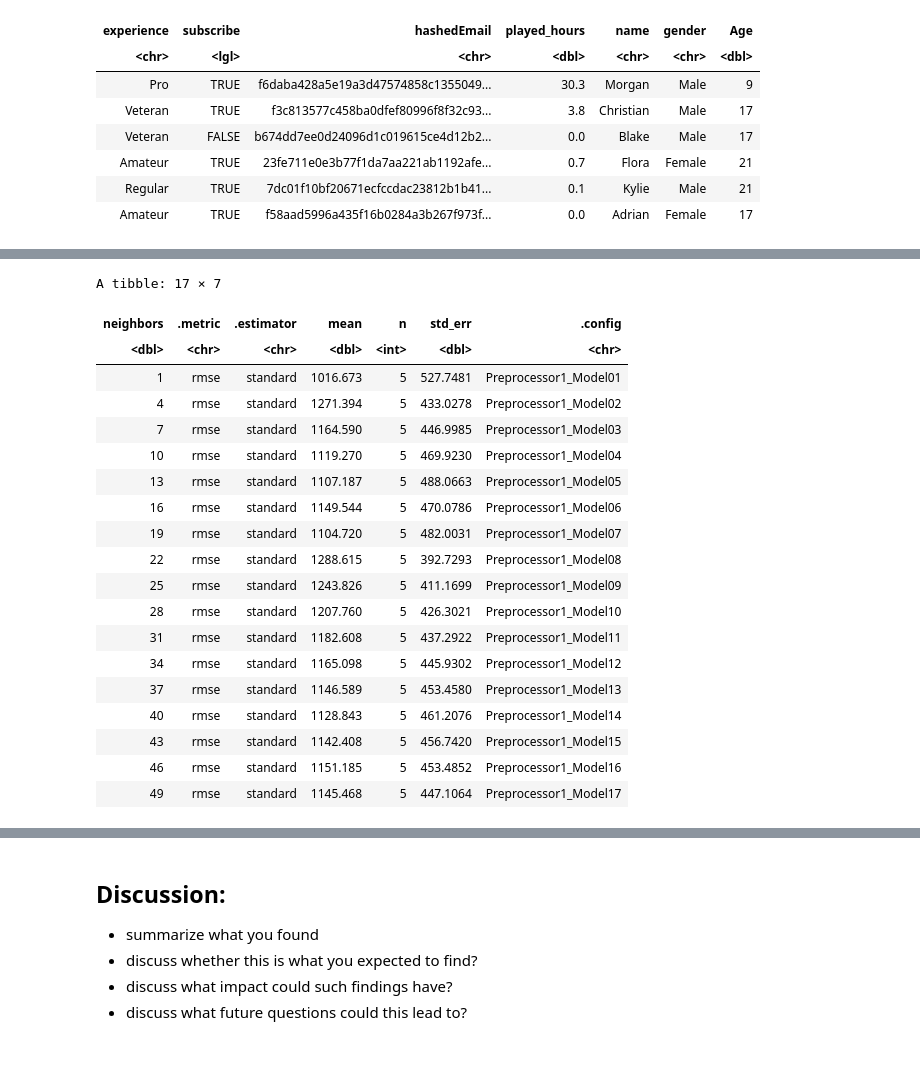
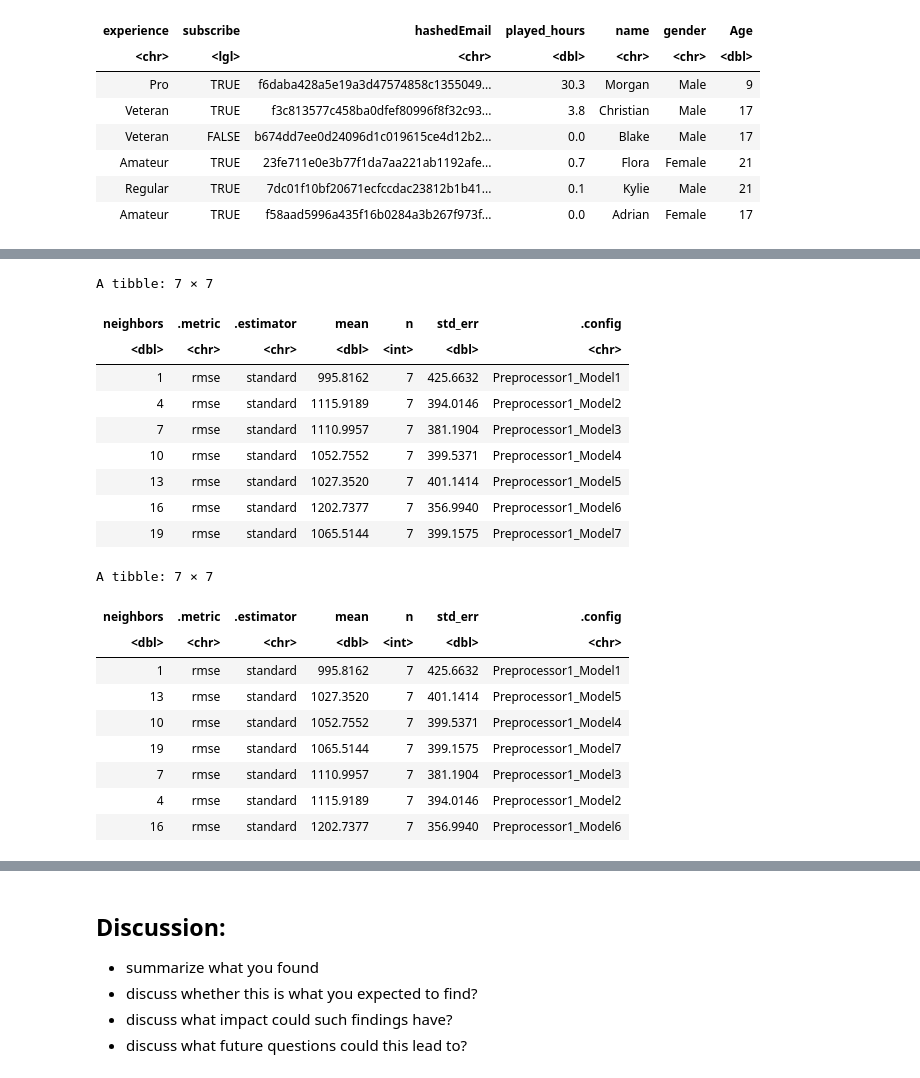
Before and after one commit to vghappy/minecraft_gameplay, a Jupyter notebook: Group Project.ipynb, the cells around one changed output, grey strips where cells are left out. Saved outputs shown, nothing was run; the diff lists cells and outputs as text; code cells hidden in the pictures.

```diff
--- a/Group Project.ipynb
+++ b/Group Project.ipynb
@@ -107,19 +123,9 @@ A tibble: 6 × 7
+# %%
+players<- players|>
+mutate(played_minutes= (played_hours*60))
 # %%
-mean_values<- players_train|>
-summarise(
-    mean_played_hours= mean(played_hours, na.rm=TRUE),
-    mean_age= mean(Age, na.rm=TRUE))
-mean_values
 
-players_train <- players_train|>
-mutate(played_minutes= (played_hours*60))
-
-Summary_statistics_players <- players_train|>
-summarise(
-    min_played_hours= min(played_hours, na.rm=TRUE),
-    min_played_minutes= min(played_minutes, na.rm=TRUE),
-    min_age= min(Age, na.rm=TRUE),
-    max_played_hours= max(played_hours, na.rm=TRUE),
-    max_played_minutes=max(played_minutes, na.rm=TRUE),
-   max_age= max(Age, na.rm=TRUE))
-Summary_statistics_players
+set.seed(123)
+players_split<- initial_split(players, prop=0.70, strata= played_minutes)
+players_train<- training(players_split)
+players_test<- testing(players_split)
@@ -210,0 +218,3 @@ Computational engine: kknn
+# %%
+set.seed(123)
+players_vfold<- vfold_cv(players_train, v=7, strata= Age)
@@ -211,29 +245,34 @@ Computational engine: kknn
+# %%
+gridvals<- tibble(neighbors=seq(from=1, to=20, by=3))
 # %%
-gridvals<- tibble(neighbors=seq(from=1, to=50, by=3))
-
 players_results<- players_wkflw|>
 tune_grid(resamples= players_vfold, grid=gridvals)|>
 collect_metrics()|>
 filter(.metric== "rmse")
 players_results
+
+
+players_min <- players_results|> arrange(mean)
+players_min
+#smallest RMSPE occurs when K=1
 # %% [output]
-A tibble: 17 × 7
+A tibble: 7 × 7
 | neighbors | .metric | .estimator | mean | n | std_err | .config |
 | <dbl> | <chr> | <chr> | <dbl> | <int> | <dbl> | <chr> |
-| 1 | rmse | standard | 1016.673 | 5 | 527.7481 | Preprocessor1_Model01 |
-| 4 | rmse | standard | 1271.394 | 5 | 433.0278 | Preprocessor1_Model02 |
-| 7 | rmse | standard | 1164.590 | 5 | 446.9985 | Preprocessor1_Model03 |
-| 10 | rmse | standard | 1119.270 | 5 | 469.9230 | Preprocessor1_Model04 |
-| 13 | rmse | standard | 1107.187 | 5 | 488.0663 | Preprocessor1_Model05 |
-| 16 | rmse | standard | 1149.544 | 5 | 470.0786 | Preprocessor1_Model06 |
-| 19 | rmse | standard | 1104.720 | 5 | 482.0031 | Preprocessor1_Model07 |
-| 22 | rmse | standard | 1288.615 | 5 | 392.7293 | Preprocessor1_Model08 |
-| 25 | rmse | standard | 1243.826 | 5 | 411.1699 | Preprocessor1_Model09 |
-| 28 | rmse | standard | 1207.760 | 5 | 426.3021 | Preprocessor1_Model10 |
-| 31 | rmse | standard | 1182.608 | 5 | 437.2922 | Preprocessor1_Model11 |
-| 34 | rmse | standard | 1165.098 | 5 | 445.9302 | Preprocessor1_Model12 |
-| 37 | rmse | standard | 1146.589 | 5 | 453.4580 | Preprocessor1_Model13 |
-| 40 | rmse | standard | 1128.843 | 5 | 461.2076 | Preprocessor1_Model14 |
-| 43 | rmse | standard | 1142.408 | 5 | 456.7420 | Preprocessor1_Model15 |
-| 46 | rmse | standard | 1151.185 | 5 | 453.4852 | Preprocessor1_Model16 |
-| 49 | rmse | standard | 1145.468 | 5 | 447.1064 | Preprocessor1_Model17 |
+| 1 | rmse | standard | 995.8162 | 7 | 425.6632 | Preprocessor1_Model1 |
+| 4 | rmse | standard | 1115.9189 | 7 | 394.0146 | Preprocessor1_Model2 |
+| 7 | rmse | standard | 1110.9957 | 7 | 381.1904 | Preprocessor1_Model3 |
+| 10 | rmse | standard | 1052.7552 | 7 | 399.5371 | Preprocessor1_Model4 |
+| 13 | rmse | standard | 1027.3520 | 7 | 401.1414 | Preprocessor1_Model5 |
+| 16 | rmse | standard | 1202.7377 | 7 | 356.9940 | Preprocessor1_Model6 |
+| 19 | rmse | standard | 1065.5144 | 7 | 399.1575 | Preprocessor1_Model7 |
+A tibble: 7 × 7
+| neighbors | .metric | .estimator | mean | n | std_err | .config |
+| <dbl> | <chr> | <chr> | <dbl> | <int> | <dbl> | <chr> |
+| 1 | rmse | standard | 995.8162 | 7 | 425.6632 | Preprocessor1_Model1 |
+| 13 | rmse | standard | 1027.3520 | 7 | 401.1414 | Preprocessor1_Model5 |
+| 10 | rmse | standard | 1052.7552 | 7 | 399.5371 | Preprocessor1_Model4 |
+| 19 | rmse | standard | 1065.5144 | 7 | 399.1575 | Preprocessor1_Model7 |
+| 7 | rmse | standard | 1110.9957 | 7 | 381.1904 | Preprocessor1_Model3 |
+| 4 | rmse | standard | 1115.9189 | 7 | 394.0146 | Preprocessor1_Model2 |
+| 16 | rmse | standard | 1202.7377 | 7 | 356.9940 | Preprocessor1_Model6 |
```
Also changed, not shown: parts of 29 cells of this notebook.
